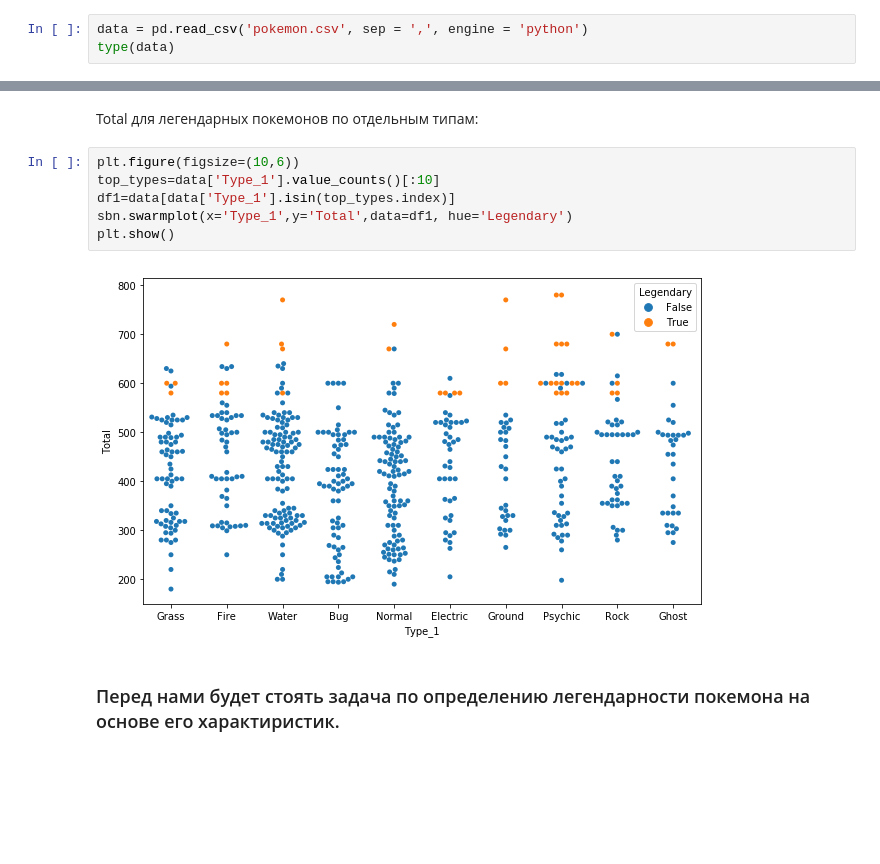
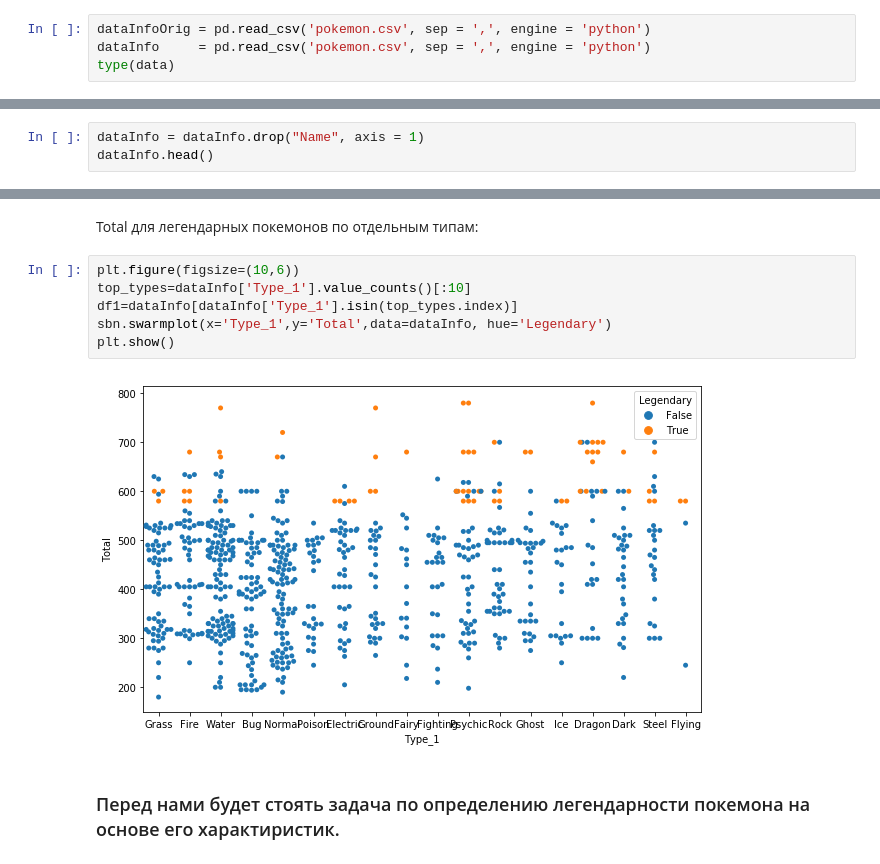
Before and after one commit to nik709/pokemons_data_analysis, a Jupyter notebook: pokemons_classification.ipynb, the cells around one changed output, grey strips where cells are left out. Cells and saved outputs as stored; diff of their text form; blank space fills up the shorter version.

```diff
--- a/pokemons_classification.ipynb
+++ b/pokemons_classification.ipynb
@@ -41,6 +41,7 @@ import matplotlib.patches as ptc
 # %% [markdown]
 ### Загрузка данных
 # %%
-data = pd.read_csv('pokemon.csv', sep = ',', engine = 'python')
+dataInfoOrig = pd.read_csv('pokemon.csv', sep = ',', engine = 'python')
+dataInfo     = pd.read_csv('pokemon.csv', sep = ',', engine = 'python')
 type(data)
 # %% [output]
@@ -90,3 +91,6 @@ data.head()
 | 2 | Venusaur | Grass | Poison | 525 | 80 | 82 | 83 | 100 | 100 | 80 | 1 | ... |
 | 3 | VenusaurMega Venusaur | Grass | Poison | 625 | 80 | 100 | 123 | 122 | 120 | 80 | 1 | ... |
 | 4 | Charmander | Fire | NaN | 309 | 39 | 52 | 43 | 60 | 50 | 65 | 1 | ... |
+# %%
+dataInfo = dataInfo.drop("Name", axis = 1)
+dataInfo.head()
@@ -160,12 +171,12 @@ pass
 Total для легендарных покемонов по отдельным типам:
 # %%
 plt.figure(figsize=(10,6))
-top_types=data['Type_1'].value_counts()[:10]
-df1=data[data['Type_1'].isin(top_types.index)]
-sbn.swarmplot(x='Type_1',y='Total',data=df1, hue='Legendary')
+top_types=dataInfo['Type_1'].value_counts()[:10]
+df1=dataInfo[dataInfo['Type_1'].isin(top_types.index)]
+sbn.swarmplot(x='Type_1',y='Total',data=dataInfo, hue='Legendary')
 plt.show()
 # %% [output]
-[figure, old version]
+[figure, new version]
 # %% [markdown]
 ### Перед нами будет стоять задача по определению легендарности покемона на основе его характиристик.
 # %% [markdown]
```
Also changed, not shown: parts of 72 cells of this notebook.
